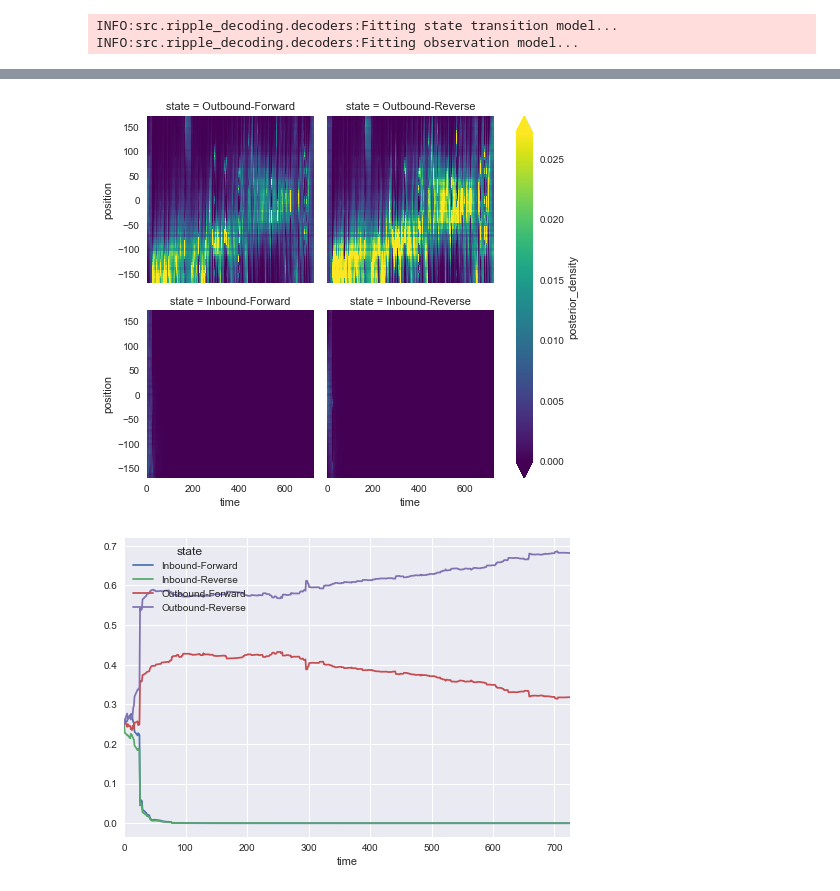
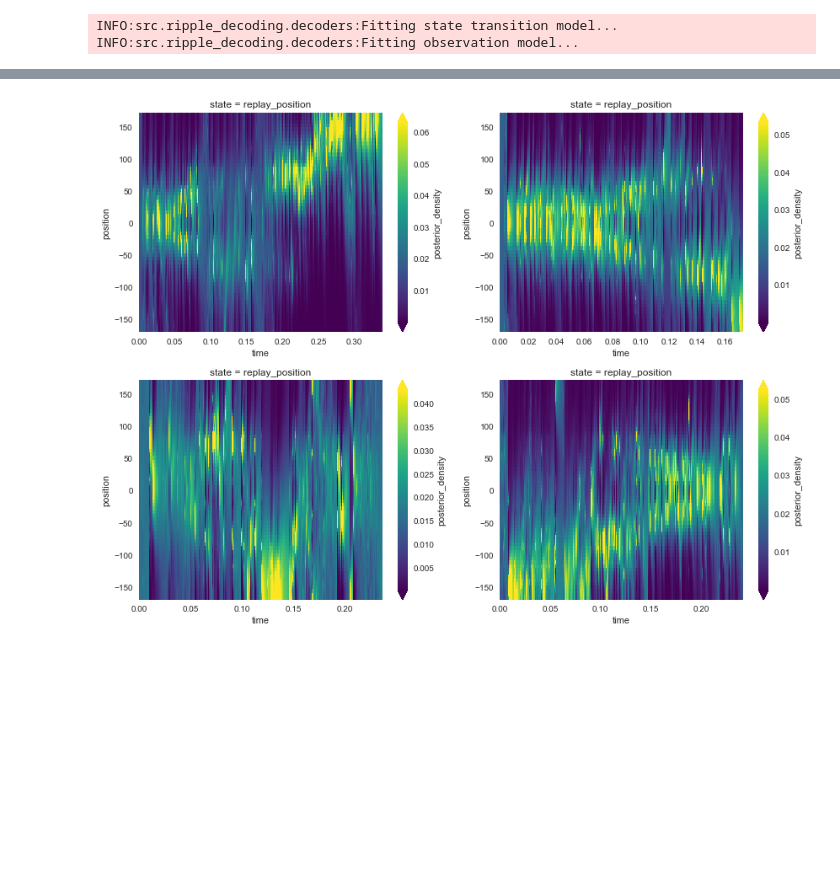
Before and after one commit to edeno/Jadhav-2016-Data-Analysis, a Jupyter notebook: notebooks/2017_09_13_Recreate_Xinyi_Figure2.ipynb, the cells around one changed output, grey strips where cells are left out. Drawn from its saved outputs; the diff is of its cells as text; code cells hidden in the pictures; blank space fills up the shorter version.

```diff
--- a/notebooks/2017_09_13_Recreate_Xinyi_Figure2.ipynb
+++ b/notebooks/2017_09_13_Recreate_Xinyi_Figure2.ipynb
@@ -131,5 +126,5 @@ from src.analysis import _get_ripple_marks
 test_marks = _get_ripple_marks(
         marks, ripple_times, SAMPLING_FREQUENCY)
 # %%
-results = [decoder.predict(np.swapaxes(ripple_marks, 0, 1))
-           for ripple_marks in test_marks]
+results = [decoder.predict(ripple_marks, time)
+           for ripple_marks, time in test_marks]
@@ -160,8 +131,7 @@ results[2].plot_state_probability();
-# %%
-results[3].plot_posterior_density();
-# %% [output]
-[figure, removed]
-# %%
-results[3].plot_state_probability();
-# %% [output]
-[figure, removed]
+# %%
+fig, axes = plt.subplots(2, 2, figsize=(12, 9))
+for ax, r in zip(axes.ravel().tolist(), results):
+    r.posterior_density.squeeze().plot(ax=ax, x='time', y='position', robust=True)
+plt.tight_layout()
+# %% [output]
+[figure, added]
```
Also changed, not shown: parts of 11 cells of this notebook, 1 other file.
